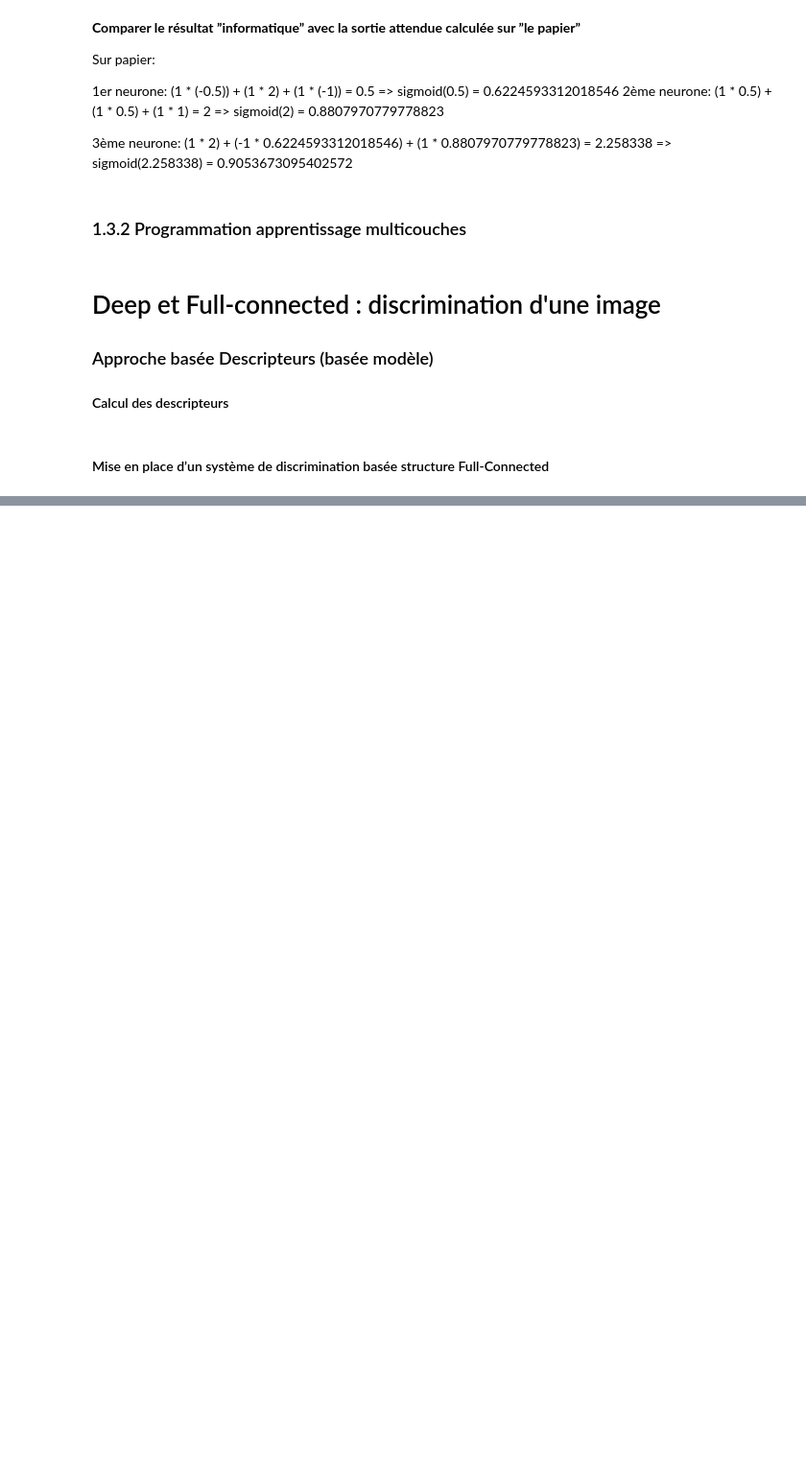
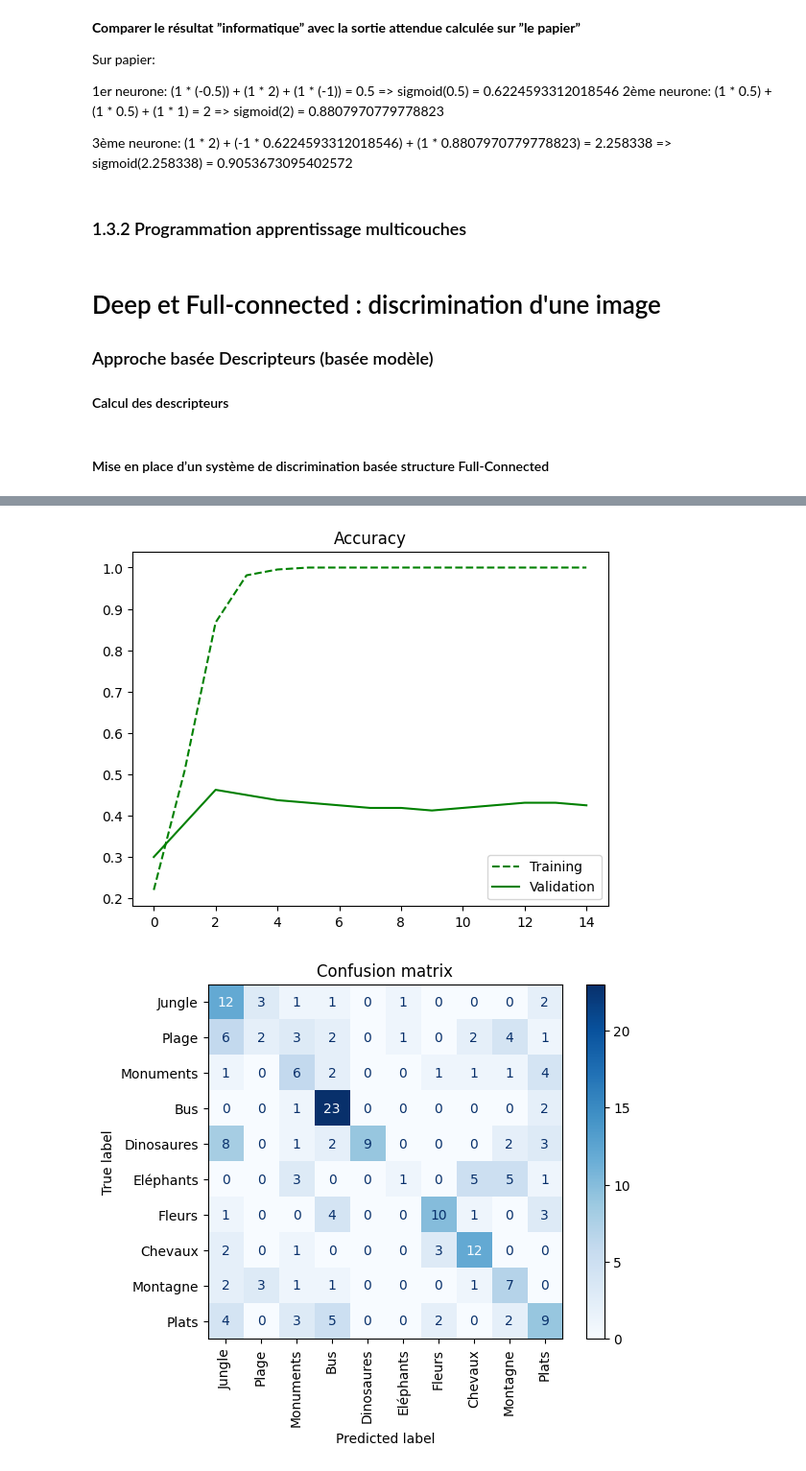
Before and after one commit to JugurthaAsma/ML, a Jupyter notebook: Projet2/src/neuronalNetwork.ipynb, the cells around one changed output, grey strips where cells are left out. Shown at 96% size. Cells and saved outputs as stored; diff of their text form; code cells hidden in the pictures; blank space fills up the shorter version.

```diff
--- a/Projet2/src/neuronalNetwork.ipynb
+++ b/Projet2/src/neuronalNetwork.ipynb
@@ -331,0 +349,15 @@ for rep in range (0,10):
+# %%
+X_train, X_test, Y_train, Y_test = train_test_split(X, Target, test_size=0.2)
+
+model = Sequential([
+    Conv2D(32, (5, 5), activation='relu', padding='same', input_shape=X[0].shape),
+    MaxPooling2D(pool_size=(2, 2)),
+    Flatten(),
+    Dense(10, activation='softmax')
+])
+
+model.compile(loss='categorical_crossentropy',optimizer='adam', metrics=['accuracy'])
+history = model.fit(X_train, Y_train, epochs=10, batch_size=32,validation_split=0.2, verbose=0)
+model.evaluate(X_test, Y_test, verbose=1)
+
+Y_pred = model.predict(X_test, verbose=0)
@@ -331,0 +366,15 @@ for rep in range (0,10):
+# %%
+plt.title('Accuracy')
+plt.plot(history.history['accuracy'], 'g--' )
+plt.plot(history.history['val_accuracy'], 'g')
+plt.legend(['Training', 'Validation'])
+plt.show()
+
+confusionMatrix = confusion_matrix(np.argmax(Y_test, axis=1), np.argmax(Y_pred, axis=1))
+disp = ConfusionMatrixDisplay(confusion_matrix=confusionMatrix, display_labels=classes)
+disp = disp.plot(include_values=True, cmap=plt.cm.Blues, ax=None, xticks_rotation='vertical')
+plt.title('Confusion matrix')
+plt.show()
+# %% [output]
+[figure, added]
+[figure, added]
```
Also changed, not shown: parts of 8 cells of this notebook, 1 other file.
